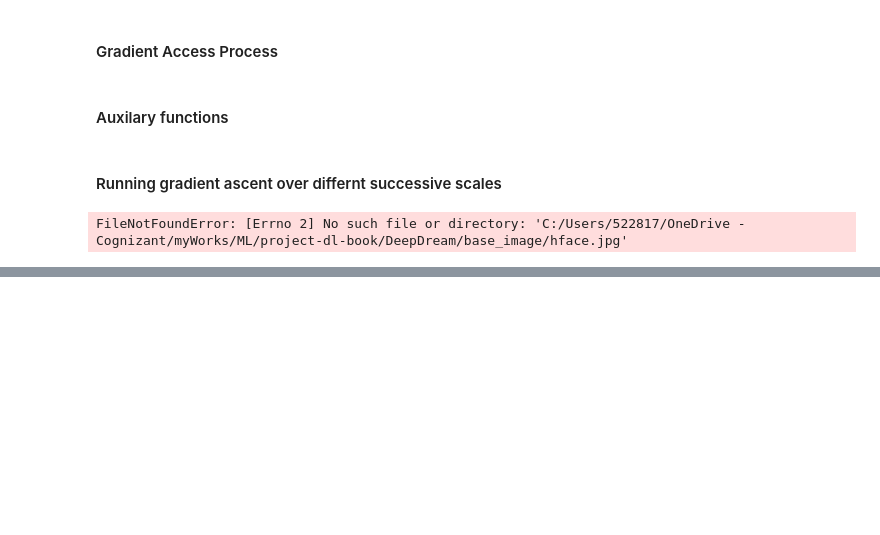
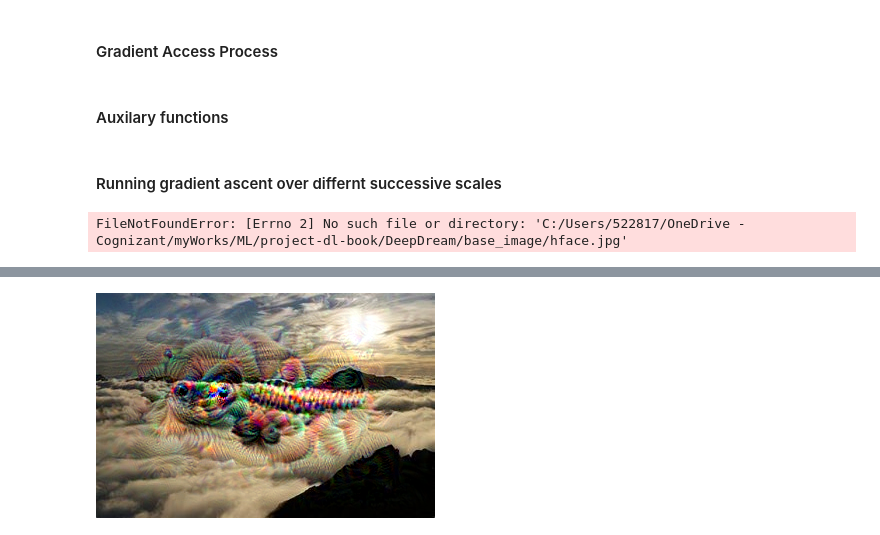
Before and after one commit to git-chinmay/deep_learning_python_book_excs, a Jupyter notebook: DeepDream/DeepDream_Keras.ipynb, the cells around one changed output, grey strips where cells are left out. Drawn from its saved outputs; the diff is of its cells as text; code cells hidden in the pictures; blank space fills up the shorter version.

```diff
--- a/DeepDream/DeepDream_Keras.ipynb
+++ b/DeepDream/DeepDream_Keras.ipynb
@@ -196,0 +224,4 @@ def store_image(img, fname):
+# %%
+local_image4
+# %% [output]
+[figure, added]
```
Also changed, not shown: parts of 4 cells of this notebook, 1 other file.
